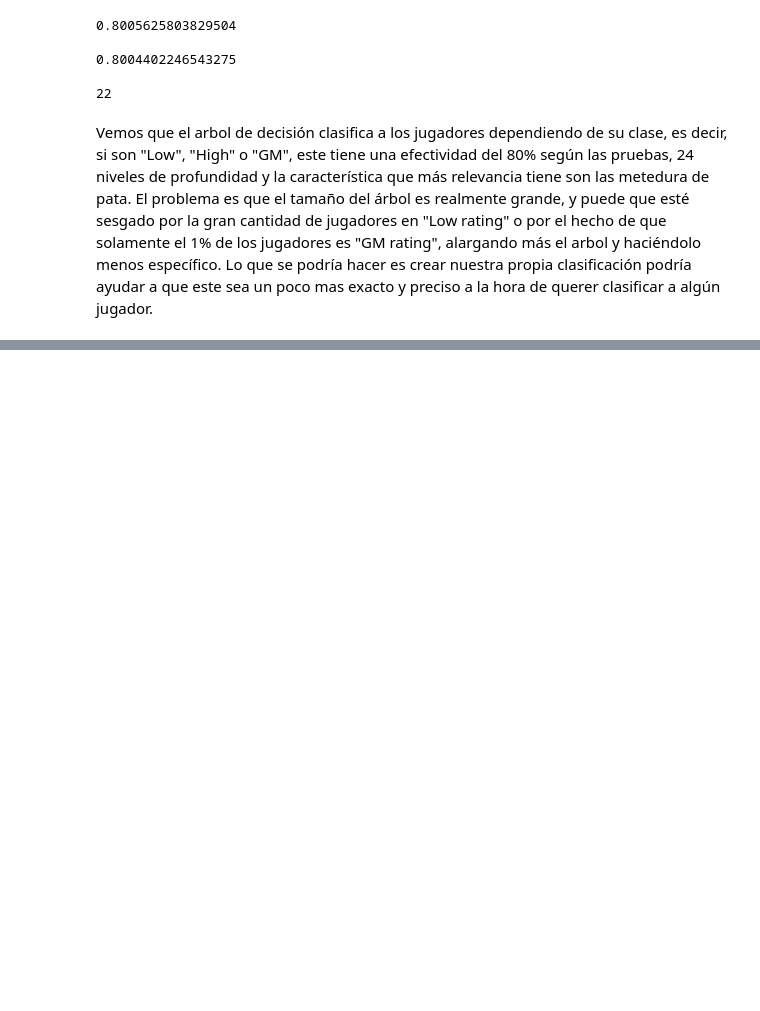
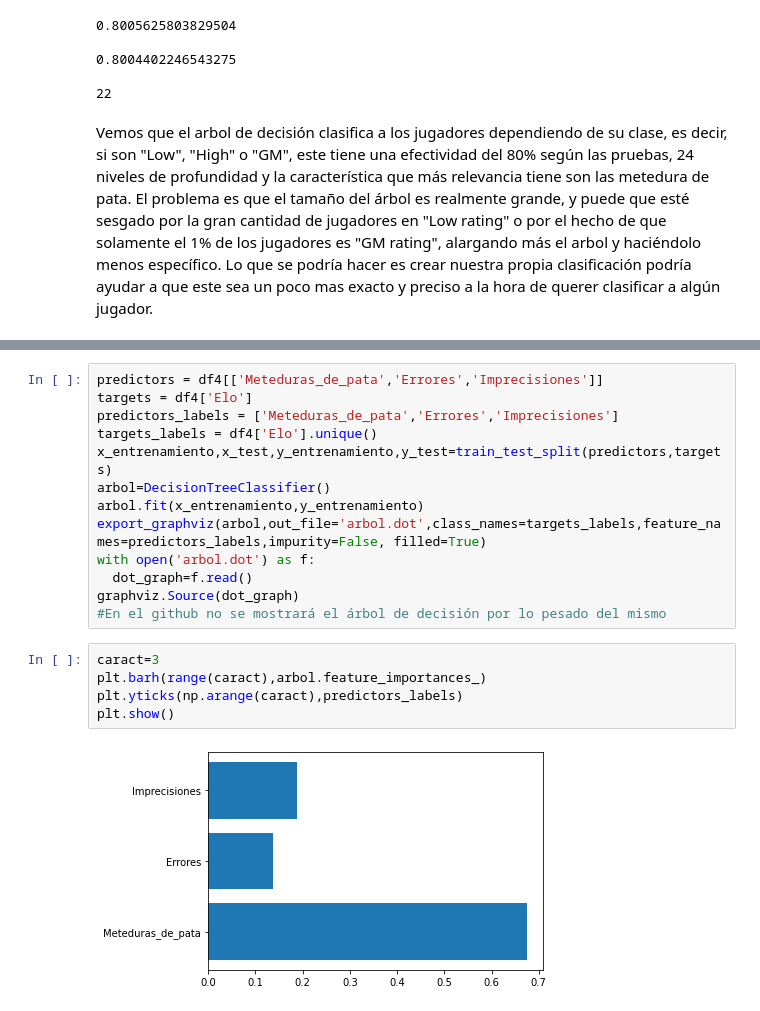
Before and after one commit to ReneSRuiz/Mineria_de_datos, a Jupyter notebook: NotebookFinal_Equipo11.ipynb, the cells around one changed output, grey strips where cells are left out. Cells and saved outputs as stored; diff of their text form; blank space fills up the shorter version.

```diff
--- a/NotebookFinal_Equipo11.ipynb
+++ b/NotebookFinal_Equipo11.ipynb
@@ -452,0 +503,20 @@ Vemos que el arbol de decisión clasifica a los jugadores dependiendo de su clas
+# %%
+predictors = df4[['Meteduras_de_pata','Errores','Imprecisiones']]
+targets = df4['Elo']
+predictors_labels = ['Meteduras_de_pata','Errores','Imprecisiones']
+targets_labels = df4['Elo'].unique()
+x_entrenamiento,x_test,y_entrenamiento,y_test=train_test_split(predictors,targets)
+arbol=DecisionTreeClassifier()
+arbol.fit(x_entrenamiento,y_entrenamiento)
+export_graphviz(arbol,out_file='arbol.dot',class_names=targets_labels,feature_names=predictors_labels,impurity=False, filled=True)
+with open('arbol.dot') as f:
+  dot_graph=f.read()
+graphviz.Source(dot_graph)
+#En el github no se mostrará el árbol de decisión por lo pesado del mismo
+# %%
+caract=3
+plt.barh(range(caract),arbol.feature_importances_)
+plt.yticks(np.arange(caract),predictors_labels)
+plt.show()
+# %% [output]
+[figure, added]
```
Also changed, not shown: parts of 6 cells of this notebook.
